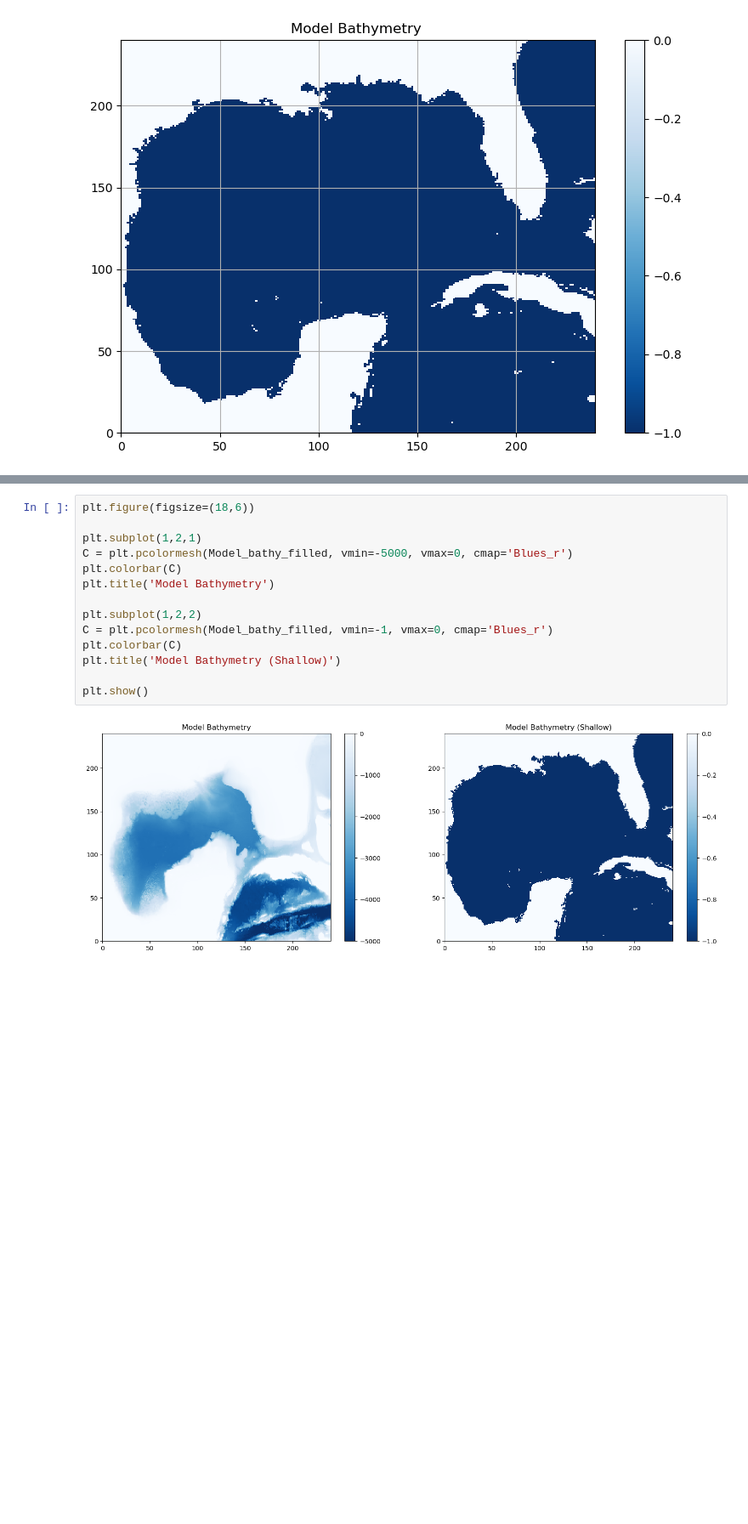
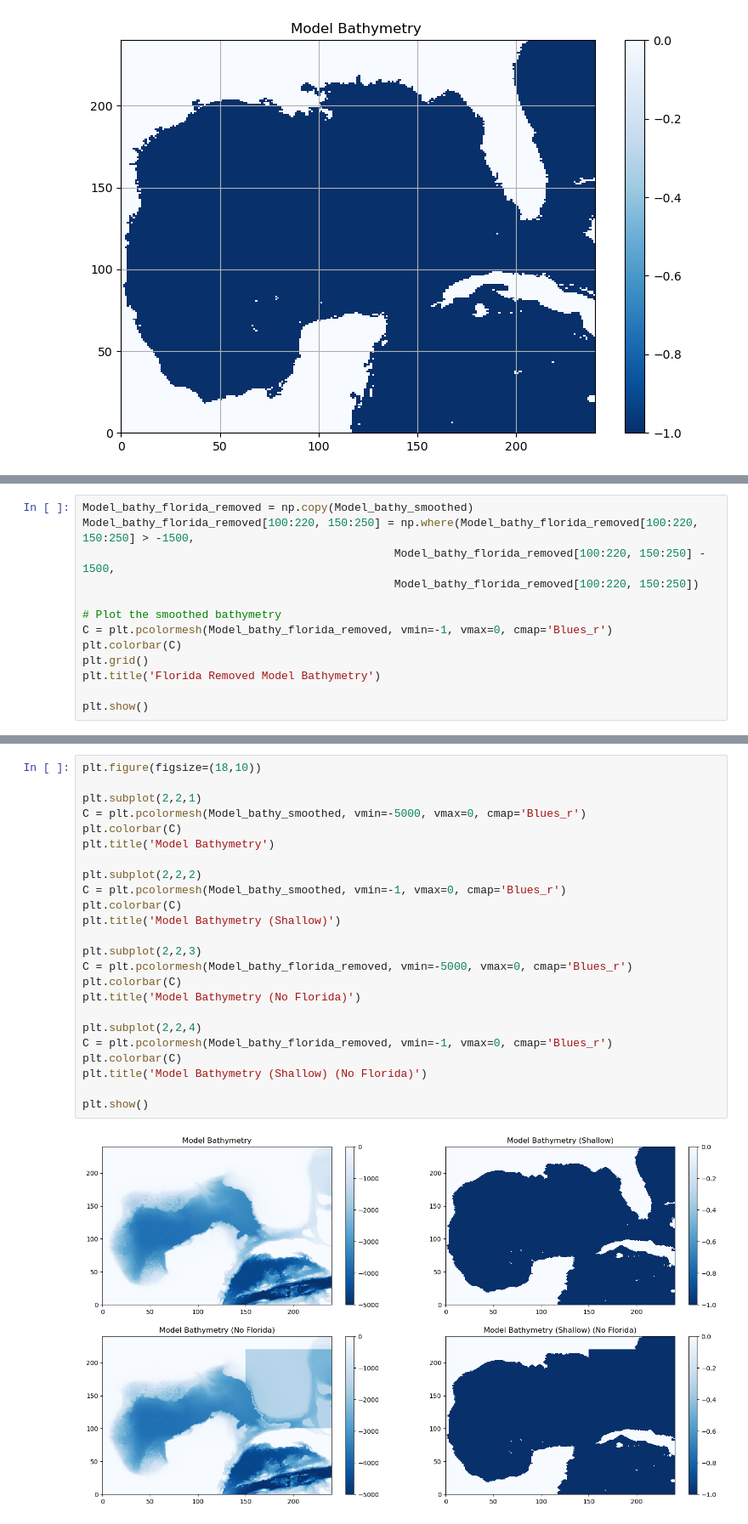
Before and after one commit to DannyMatlob/cs185c_fall2024_ocean_modeling, a Jupyter notebook: Project/notebooks/9-2 Notebook.ipynb, the cells around one changed output, grey strips where cells are left out. Shown at 85% size. Cells and saved outputs as stored; diff of their text form; blank space fills up the shorter version.

```diff
--- a/Project/notebooks/9-2 Notebook.ipynb
+++ b/Project/notebooks/9-2 Notebook.ipynb
@@ -117,0 +146,13 @@ Model_bathy_filled[325:350, 115:130] = 0
+# %%
+Model_bathy_florida_removed = np.copy(Model_bathy_smoothed)
+Model_bathy_florida_removed[100:220, 150:250] = np.where(Model_bathy_florida_removed[100:220, 150:250] > -1500,
+                                               Model_bathy_florida_removed[100:220, 150:250] - 1500,
+                                               Model_bathy_florida_removed[100:220, 150:250])
+
+# Plot the smoothed bathymetry
+C = plt.pcolormesh(Model_bathy_florida_removed, vmin=-1, vmax=0, cmap='Blues_r')
+plt.colorbar(C)
+plt.grid()
+plt.title('Florida Removed Model Bathymetry')
+
+plt.show()
@@ -120,17 +163,27 @@ Then, plot the filled bathymetry to ensure it looks as expected
 # %%
-plt.figure(figsize=(18,6))
+plt.figure(figsize=(18,10))
 
-plt.subplot(1,2,1)
-C = plt.pcolormesh(Model_bathy_filled, vmin=-5000, vmax=0, cmap='Blues_r')
+plt.subplot(2,2,1)
+C = plt.pcolormesh(Model_bathy_smoothed, vmin=-5000, vmax=0, cmap='Blues_r')
 plt.colorbar(C)
 plt.title('Model Bathymetry')
 
-plt.subplot(1,2,2)
-C = plt.pcolormesh(Model_bathy_filled, vmin=-1, vmax=0, cmap='Blues_r')
+plt.subplot(2,2,2)
+C = plt.pcolormesh(Model_bathy_smoothed, vmin=-1, vmax=0, cmap='Blues_r')
 plt.colorbar(C)
 plt.title('Model Bathymetry (Shallow)')
 
+plt.subplot(2,2,3)
+C = plt.pcolormesh(Model_bathy_florida_removed, vmin=-5000, vmax=0, cmap='Blues_r')
+plt.colorbar(C)
+plt.title('Model Bathymetry (No Florida)')
+
+plt.subplot(2,2,4)
+C = plt.pcolormesh(Model_bathy_florida_removed, vmin=-1, vmax=0, cmap='Blues_r')
+plt.colorbar(C)
+plt.title('Model Bathymetry (Shallow) (No Florida)')
+
 plt.show()
 # %% [output]
-[figure, old version]
+[figure, new version]
 # %%
```
Also changed, not shown: parts of 7 cells of this notebook, 2 other files.
